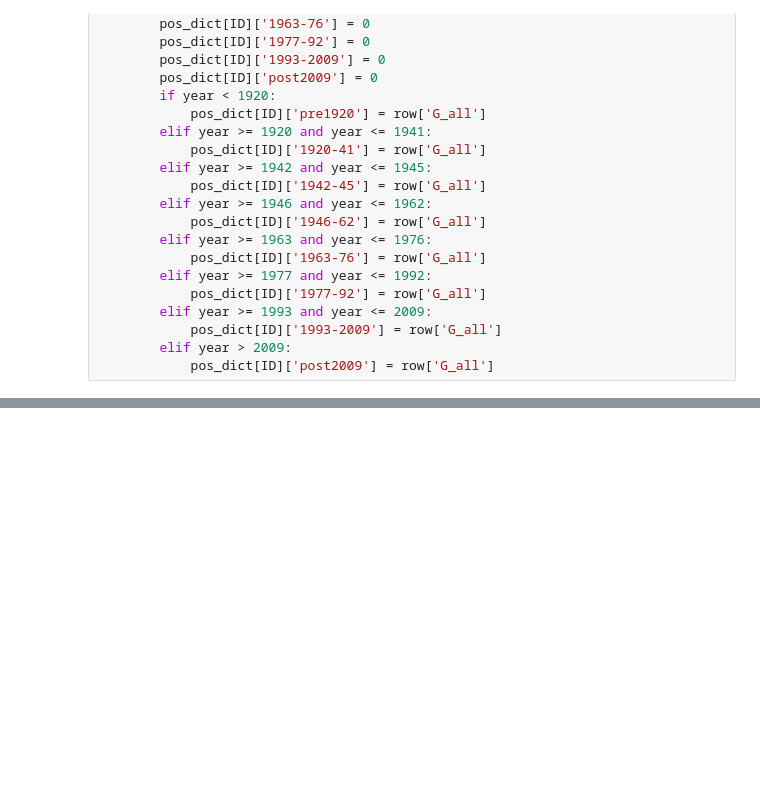
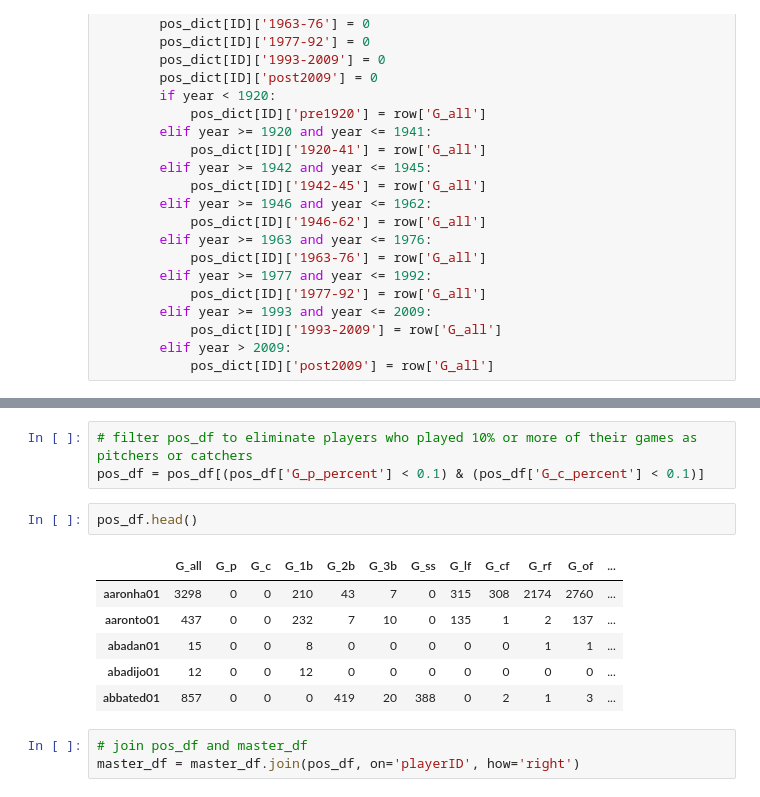
Before and after one commit to mariojrgithub/capstone, a Jupyter notebook: datacamp_codealong_classification.ipynb, the cells around one changed output, grey strips where cells are left out. Drawn from its saved outputs; the diff is of its cells as text; blank space fills up the shorter version.

```diff
--- a/datacamp_codealong_classification.ipynb
+++ b/datacamp_codealong_classification.ipynb
@@ -360,0 +419,15 @@ pos_df = pd.DataFrame.from_dict(pos_dict, orient='index')
+# %%
+# filter pos_df to eliminate players who played 10% or more of their games as pitchers or catchers
+pos_df = pos_df[(pos_df['G_p_percent'] < 0.1) & (pos_df['G_c_percent'] < 0.1)]
+# %%
+pos_df.head()
+# %% [output]
+|  | G_all | G_p | G_c | G_1b | G_2b | G_3b | G_ss | G_lf | G_cf | G_rf | G_of | ... |
+| aaronha01 | 3298 | 0 | 0 | 210 | 43 | 7 | 0 | 315 | 308 | 2174 | 2760 | ... |
+| aaronto01 | 437 | 0 | 0 | 232 | 7 | 10 | 0 | 135 | 1 | 2 | 137 | ... |
+| abadan01 | 15 | 0 | 0 | 8 | 0 | 0 | 0 | 0 | 0 | 1 | 1 | ... |
+| abadijo01 | 12 | 0 | 0 | 12 | 0 | 0 | 0 | 0 | 0 | 0 | 0 | ... |
+| abbated01 | 857 | 0 | 0 | 0 | 419 | 20 | 388 | 0 | 2 | 1 | 3 | ... |
+# %%
+# join pos_df and master_df
+master_df = master_df.join(pos_df, on='playerID', how='right')
```
Also changed, not shown: parts of 20 cells of this notebook.
